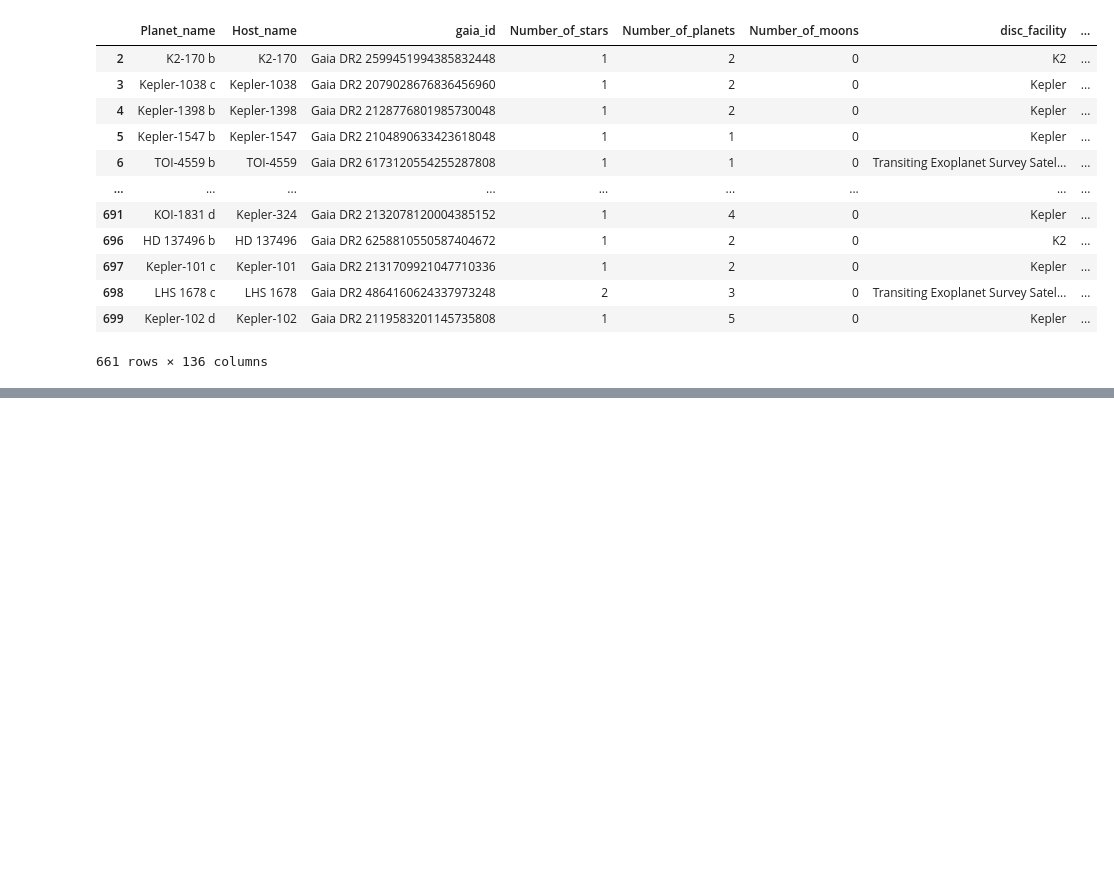
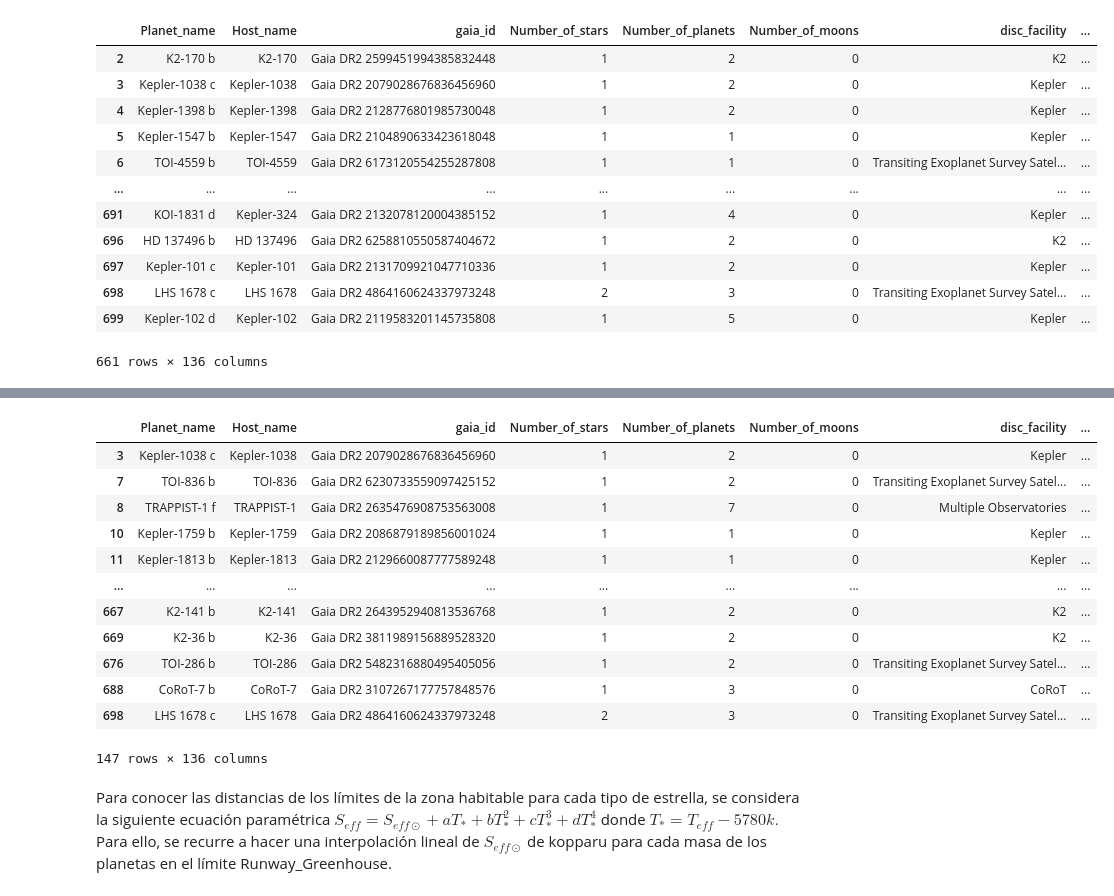
Before and after one commit to Vegaaa99/Tesis, a Jupyter notebook: Data_Analysisi.ipynb, the cells around one changed output, grey strips where cells are left out. Drawn from its saved outputs; the diff is of its cells as text; code cells hidden in the pictures; blank space fills up the shorter version.

Commit message:
Adding Kopparu code

```diff
--- a/Data_Analysisi.ipynb
+++ b/Data_Analysisi.ipynb
@@ -70,0 +69,3 @@ hola,
+# %%
+for planet in kopparu:
+    print(planet)
@@ -70,0 +90,30 @@ hola,
+# %%
+main_stars = []
+for index, planet in kopparu.iterrows():
+    spec_type = str(planet['Spectral_type'])
+    if 'V' in spec_type and 'I' not in spec_type:
+        main_stars.append(planet)
+
+# Convert the list of rows back to a DataFrame
+main_stars_df = pd.DataFrame(main_stars)
+main_stars_kopparu = kopparu[kopparu.index.isin(main_stars_df.index)]
+main_stars_kopparu
+# %% [output]
+|  | Planet_name | Host_name | gaia_id | Number_of_stars | Number_of_planets | Number_of_moons | disc_facility | ... |
+| 3 | Kepler-1038 c | Kepler-1038 | Gaia DR2 2079028676836456960 | 1 | 2 | 0 | Kepler | ... |
+| 7 | TOI-836 b | TOI-836 | Gaia DR2 6230733559097425152 | 1 | 2 | 0 | Transiting Exoplanet Survey Satel... | ... |
+| 8 | TRAPPIST-1 f | TRAPPIST-1 | Gaia DR2 2635476908753563008 | 1 | 7 | 0 | Multiple Observatories | ... |
+| 10 | Kepler-1759 b | Kepler-1759 | Gaia DR2 2086879189856001024 | 1 | 1 | 0 | Kepler | ... |
+| 11 | Kepler-1813 b | Kepler-1813 | Gaia DR2 2129660087777589248 | 1 | 1 | 0 | Kepler | ... |
+| ... | ... | ... | ... | ... | ... | ... | ... | ... |
+| 667 | K2-141 b | K2-141 | Gaia DR2 2643952940813536768 | 1 | 2 | 0 | K2 | ... |
+| 669 | K2-36 b | K2-36 | Gaia DR2 3811989156889528320 | 1 | 2 | 0 | K2 | ... |
+| 676 | TOI-286 b | TOI-286 | Gaia DR2 5482316880495405056 | 1 | 2 | 0 | Transiting Exoplanet Survey Satel... | ... |
+| 688 | CoRoT-7 b | CoRoT-7 | Gaia DR2 3107267177757848576 | 1 | 3 | 0 | CoRoT | ... |
+| 698 | LHS 1678 c | LHS 1678 | Gaia DR2 4864160624337973248 | 2 | 3 | 0 | Transiting Exoplanet Survey Satel... | ... |
+147 rows × 136 columns
+# %% [markdown]
+Para conocer las distancias de los límites de la zona habitable para cada tipo de estrella, se considera la siguiente ecuación paramétrica
+$ S_{eff} = S_{eff\odot } + aT_{*} + bT_{*}^2 + cT_{*}^3 + dT_{*}^4$
+donde $T_{*} = T_{eff}-5780k.$
+Para ello, se recurre a hacer una interpolación lineal de $S_{eff \odot}$ de kopparu  para cada masa de los planetas en el límite Runway_Greenhouse.
```
Also changed, not shown: parts of 6 cells of this notebook, 3 other files.
